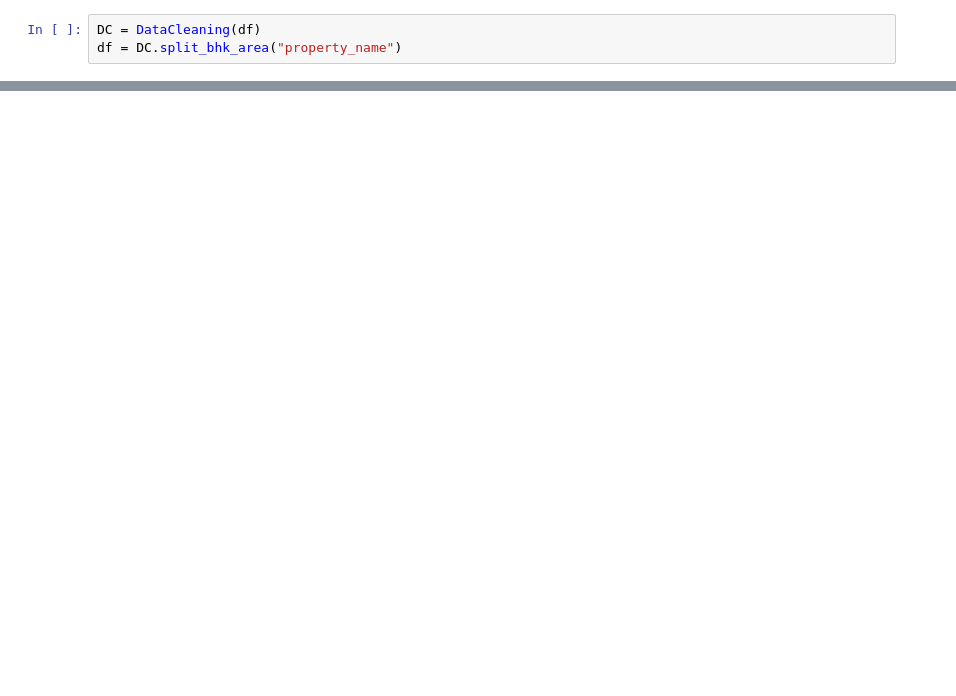
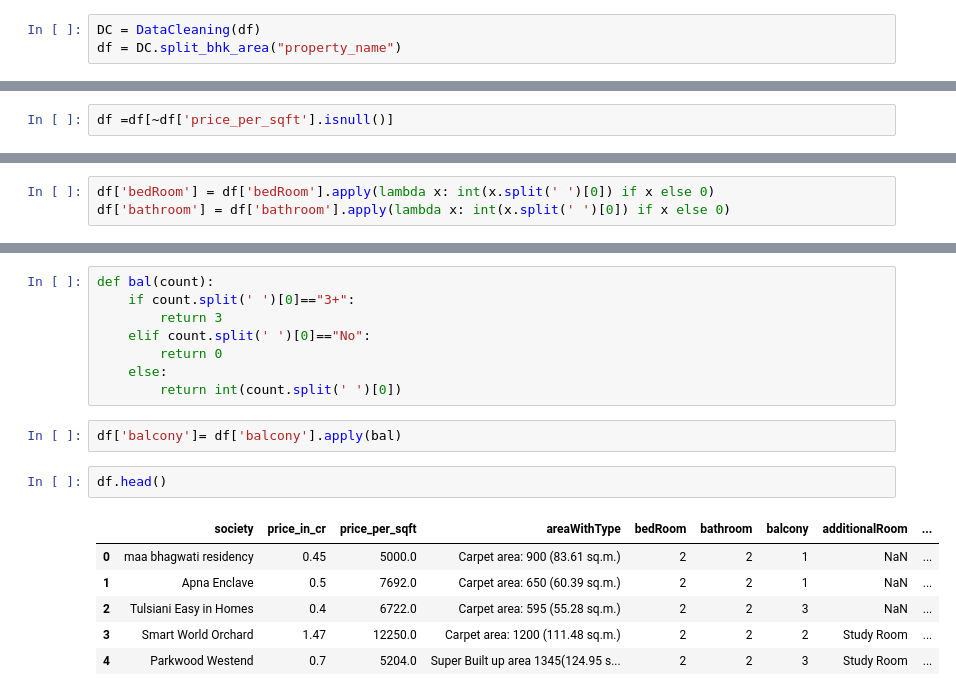
Before and after one commit to Rishabh952008/RealEstate_Project, a Jupyter notebook: notebooks/data_processing.ipynb, the cells around one changed output, grey strips where cells are left out. Cells and saved outputs as stored; diff of their text form; blank space fills up the shorter version.

```diff
--- a/notebooks/data_processing.ipynb
+++ b/notebooks/data_processing.ipynb
@@ -73,0 +175,2 @@ dtype('O')
+# %%
+df =df[~df['price_per_sqft'].isnull()]
@@ -73,0 +189,3 @@ dtype('O')
+# %%
+df['bedRoom'] = df['bedRoom'].apply(lambda x: int(x.split(' ')[0]) if x else 0)
+df['bathroom'] = df['bathroom'].apply(lambda x: int(x.split(' ')[0]) if x else 0)
@@ -73,0 +203,19 @@ dtype('O')
+# %%
+def bal(count):
+    if count.split(' ')[0]=="3+":
+        return 3
+    elif count.split(' ')[0]=="No":
+        return 0
+    else:
+        return int(count.split(' ')[0])
+# %%
+df['balcony']= df['balcony'].apply(bal)
+# %%
+df.head()
+# %% [output]
+|  | society | price_in_cr | price_per_sqft | areaWithType | bedRoom | bathroom | balcony | additionalRoom | ... |
+| 0 | maa bhagwati residency | 0.45 | 5000.0 | Carpet area: 900 (83.61 sq.m.) | 2 | 2 | 1 | NaN | ... |
+| 1 | Apna Enclave | 0.5 | 7692.0 | Carpet area: 650 (60.39 sq.m.) | 2 | 2 | 1 | NaN | ... |
+| 2 | Tulsiani Easy in Homes | 0.4 | 6722.0 | Carpet area: 595 (55.28 sq.m.) | 2 | 2 | 3 | NaN | ... |
+| 3 | Smart World Orchard | 1.47 | 12250.0 | Carpet area: 1200 (111.48 sq.m.) | 2 | 2 | 2 | Study Room | ... |
+| 4 | Parkwood Westend | 0.7 | 5204.0 | Super Built up area 1345(124.95 s... | 2 | 2 | 3 | Study Room | ... |
```
Also changed, not shown: parts of 16 cells of this notebook, 1 other file.
